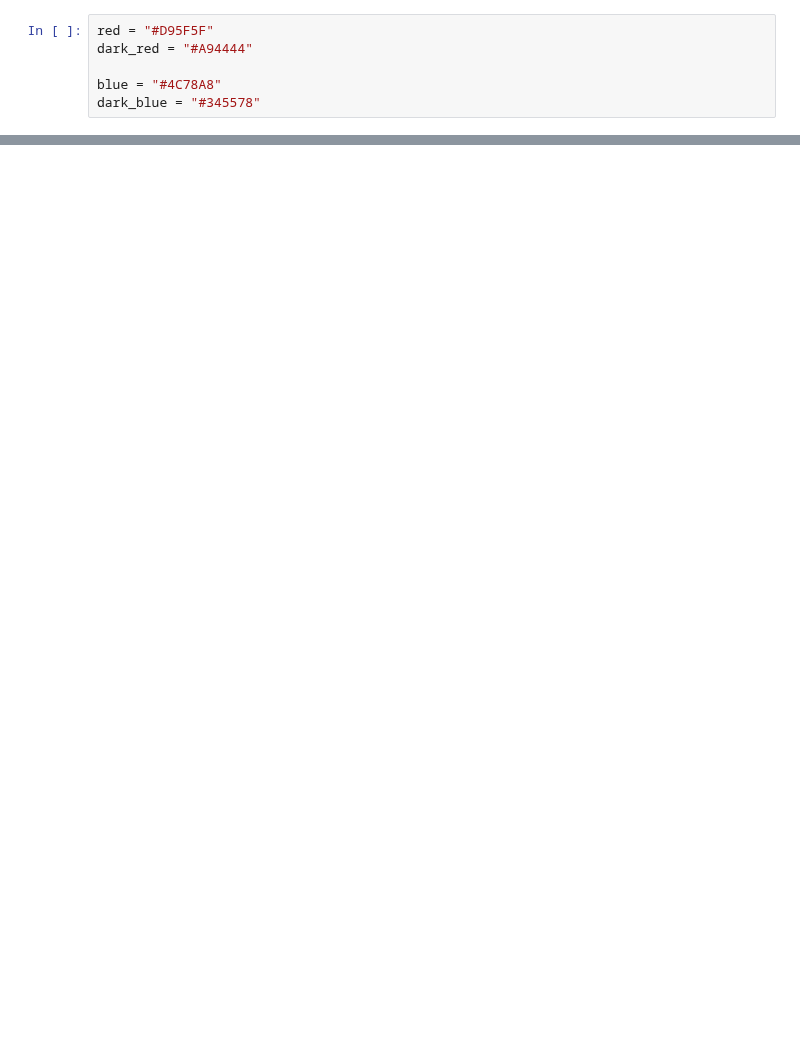
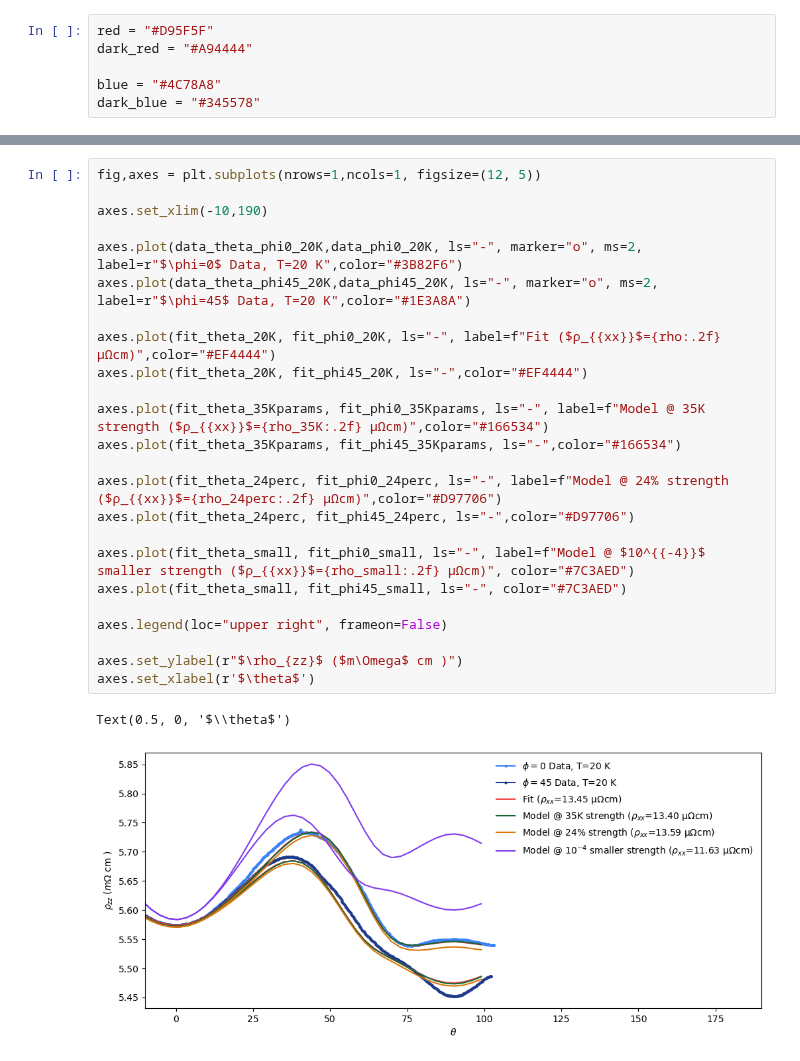
Before and after one commit to sahaskamat/boltzmann_transport, a Jupyter notebook: fitting/plotting_for_figures/plot_pipizero.ipynb, the cells around one changed output, grey strips where cells are left out. Drawn from its saved outputs; the diff is of its cells as text; blank space fills up the shorter version.

```diff
--- a/fitting/plotting_for_figures/plot_pipizero.ipynb
+++ b/fitting/plotting_for_figures/plot_pipizero.ipynb
@@ -403,0 +749,27 @@ fig.savefig("pipiscattering_for_proposal.png",dpi=300,bbox_inches='tight')
+# %%
+fig,axes = plt.subplots(nrows=1,ncols=1, figsize=(12, 5))
+
+axes.set_xlim(-10,190)
+
+axes.plot(data_theta_phi0_20K,data_phi0_20K, ls="-", marker="o", ms=2, label=r"$\phi=0$ Data, T=20 K",color="#3B82F6")
+axes.plot(data_theta_phi45_20K,data_phi45_20K, ls="-", marker="o", ms=2, label=r"$\phi=45$ Data, T=20 K",color="#1E3A8A")
+
+axes.plot(fit_theta_20K, fit_phi0_20K, ls="-", label=f"Fit ($ρ_{{xx}}$={rho:.2f} μΩcm)",color="#EF4444")
+axes.plot(fit_theta_20K, fit_phi45_20K, ls="-",color="#EF4444")
+
+axes.plot(fit_theta_35Kparams, fit_phi0_35Kparams, ls="-", label=f"Model @ 35K strength ($ρ_{{xx}}$={rho_35K:.2f} μΩcm)",color="#166534")
+axes.plot(fit_theta_35Kparams, fit_phi45_35Kparams, ls="-",color="#166534")
+
+axes.plot(fit_theta_24perc, fit_phi0_24perc, ls="-", label=f"Model @ 24% strength ($ρ_{{xx}}$={rho_24perc:.2f} μΩcm)",color="#D97706")
+axes.plot(fit_theta_24perc, fit_phi45_24perc, ls="-",color="#D97706")
+
+axes.plot(fit_theta_small, fit_phi0_small, ls="-", label=f"Model @ $10^{{-4}}$ smaller strength ($ρ_{{xx}}$={rho_small:.2f} μΩcm)", color="#7C3AED")
+axes.plot(fit_theta_small, fit_phi45_small, ls="-", color="#7C3AED")
+
+axes.legend(loc="upper right", frameon=False)
+
+axes.set_ylabel(r"$\rho_{zz}$ ($m\Omega$ cm )")
+axes.set_xlabel(r'$\theta$')
+# %% [output]
+Text(0.5, 0, '$\\theta$')
+[figure, added]
```
Also changed, not shown: parts of 20 cells of this notebook, 36 other files.
